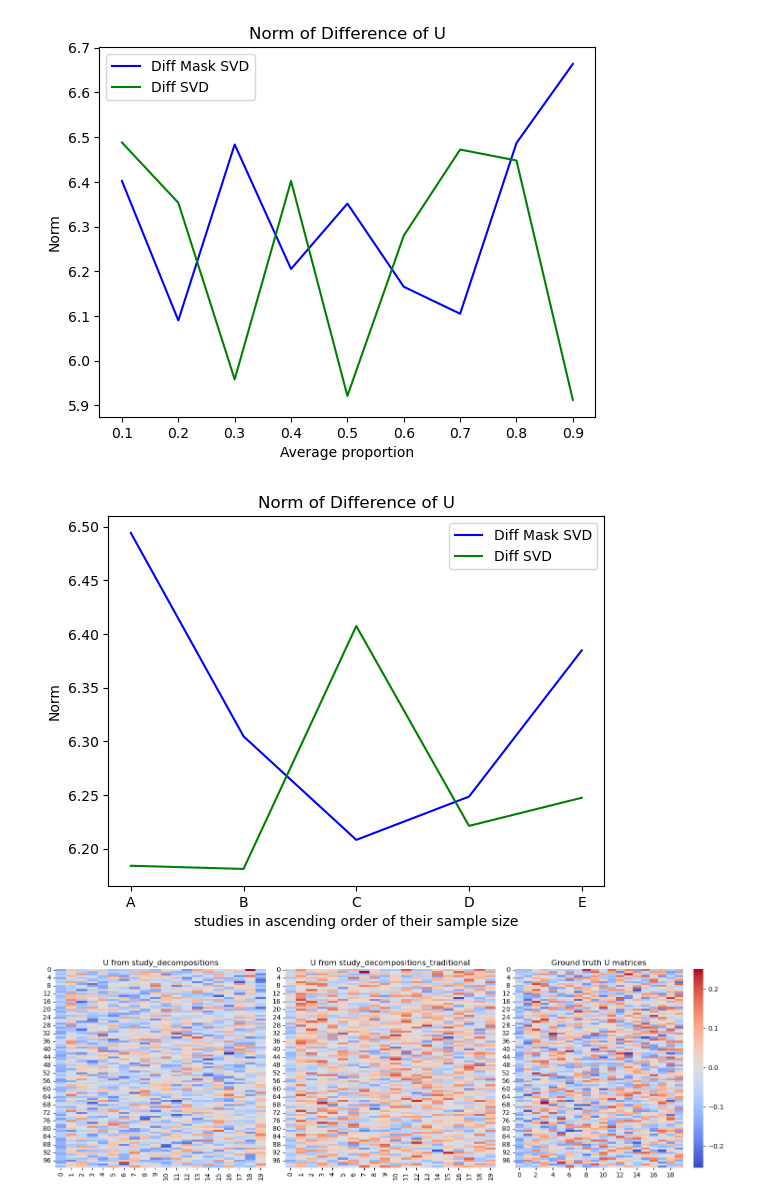
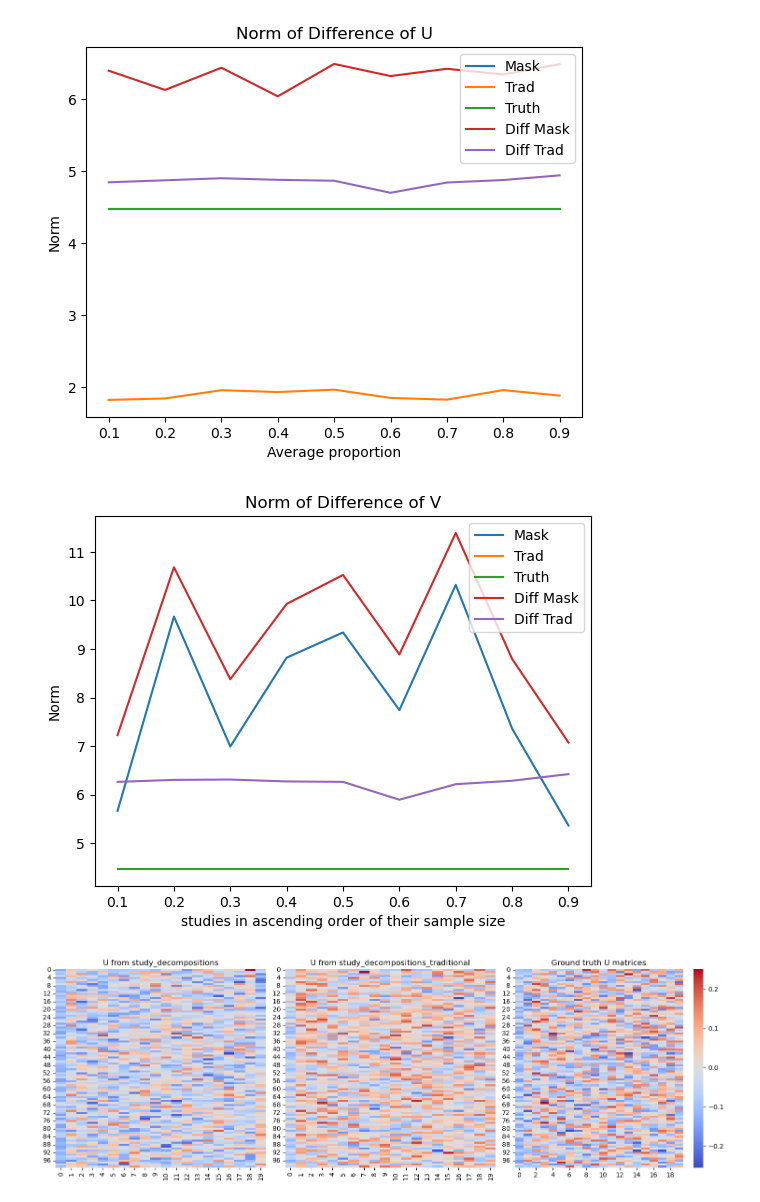
Before and after one commit to ysc12451/curatedMetagenomicDataAnalyses, a Jupyter notebook: notebook/visz_diff_prop_sim.ipynb, the cells around one changed output. Drawn from its saved outputs; the diff is of its cells as text; code cells hidden in the pictures.

Commit message:
update visz for noise ratio

```diff
--- a/notebook/visz_diff_prop_sim.ipynb
+++ b/notebook/visz_diff_prop_sim.ipynb
@@ -59,40 +145,50 @@ array([4.47213595, 4.47213595, 4.47213595, 4.47213595, 4.47213595,
 # %%
 # Create x values (assuming a simple range from 1 to 10)
 props = np.arange(0.1, 1.0, 0.1)
+# props = noise_ratio_list
 
 # Plot the curves using different colors
-plt.plot(props, np.mean(norm_mask, axis=1), label='Diff Mask SVD', color='blue')
-plt.plot(props, np.mean(norm_trad, axis=1), label='Diff SVD', color='green')
-# plt.plot(props, np.mean(norm_truth, axis=1), label='Truth', color='red')
+plt.plot(props, np.mean(norm_U_mask, axis=1), label='Mask')
+plt.plot(props, np.mean(norm_U_trad, axis=1), label='Trad')
+plt.plot(props, np.mean(norm_U_truth, axis=1), label='Truth')
+plt.plot(props, np.mean(norm_diff_U_mask, axis=1), label='Diff Mask')
+plt.plot(props, np.mean(norm_diff_U_trad, axis=1), label='Diff Trad')
+
 
 # Add labels, title, and a legend
 plt.xlabel('Average proportion')
 plt.ylabel('Norm')
 plt.title('Norm of Difference of U')
 # plt.ylim([0,8])
+# plt.xscale('log')
 plt.legend()
 
 # Display the plot
 plt.show()
 # %% [output]
-[figure, old version]
+[figure, new version]
 # %%
 # Create x values (assuming a simple range from 1 to 10)
-studies = ['A', 'B', 'C', 'D', 'E']
+props = np.arange(0.1, 1.0, 0.1)
+# props = noise_ratio_list
 
 # Plot the curves using different colors
-plt.plot(studies, np.mean(norm_mask, axis=0), label='Diff Mask SVD', color='blue')
-plt.plot(studies, np.mean(norm_trad, axis=0), label='Diff SVD', color='green')
-# plt.plot(props, np.mean(norm_truth, axis=1), label='Truth', color='red')
+plt.plot(props, np.mean(norm_V_mask, axis=1), label='Mask')
+plt.plot(props, np.mean(norm_V_trad, axis=1), label='Trad')
+plt.plot(props, np.mean(norm_V_truth, axis=1), label='Truth')
+plt.plot(props, np.mean(norm_diff_V_mask, axis=1), label='Diff Mask')
+plt.plot(props, np.mean(norm_diff_V_trad, axis=1), label='Diff Trad')
 
 # Add labels, title, and a legend
 plt.xlabel('studies in ascending order of their sample size')
 plt.ylabel('Norm')
-plt.title('Norm of Difference of U')
+plt.title('Norm of Difference of V')
 # plt.ylim([0,8])
+# plt.xscale('log')
 plt.legend()
+
 
 # Display the plot
 plt.show()
 # %% [output]
-[figure, old version]
+[figure, new version]
```
Also changed, not shown: parts of 7 cells of this notebook, 4 other files.
